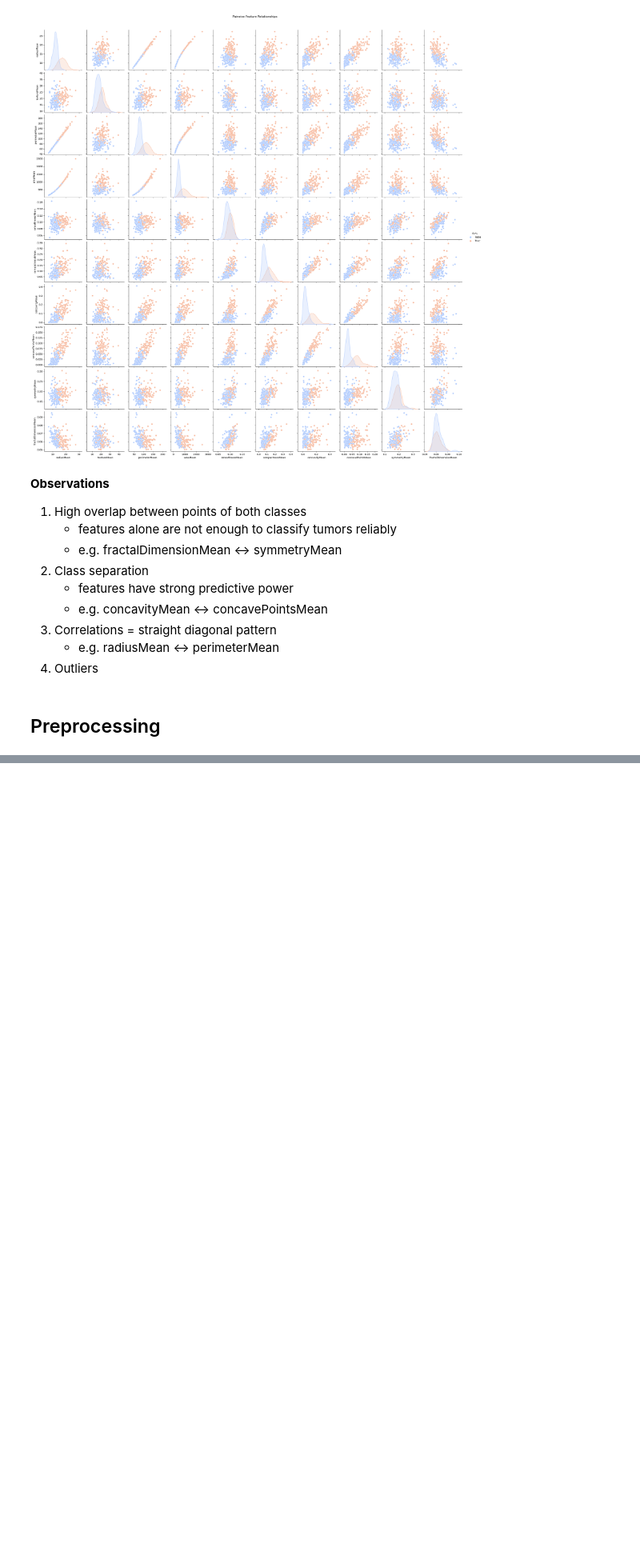
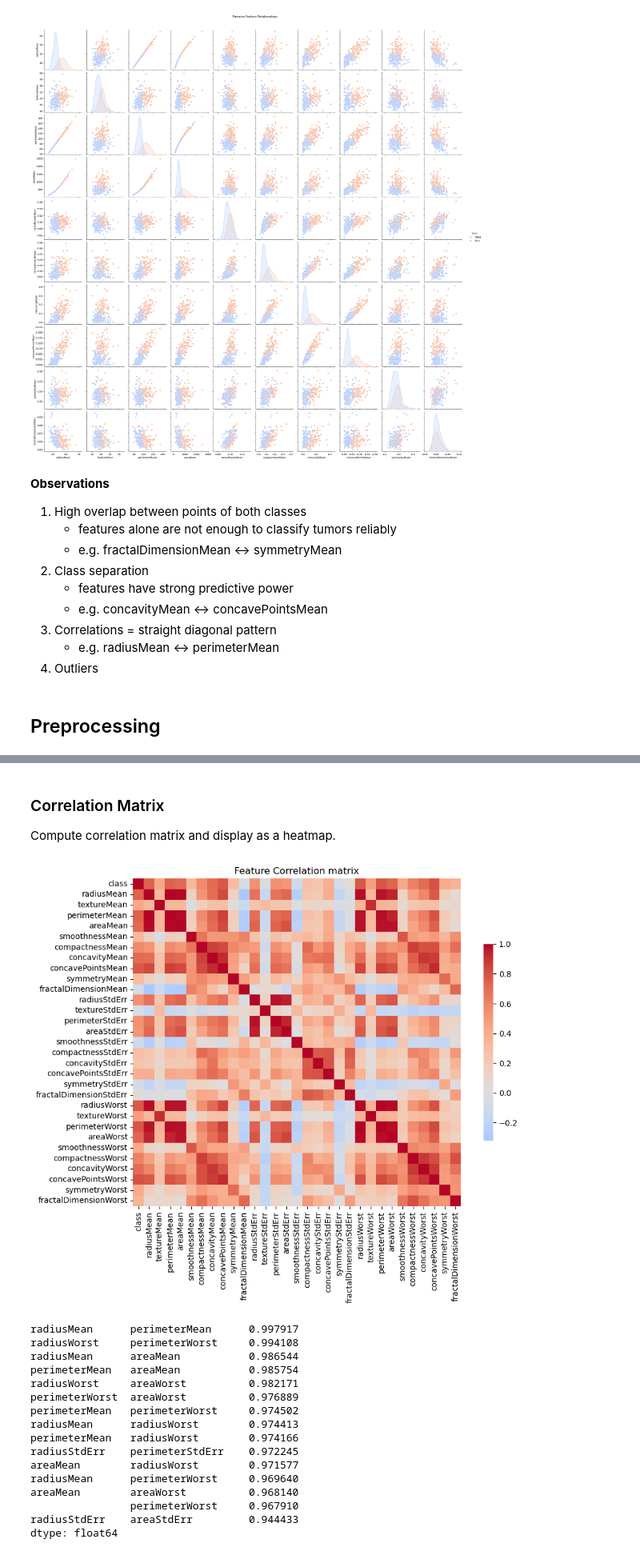
Before and after one commit to AlbertZweistein-2/184.702_MachineLearning, a Jupyter notebook: Ex1/source/Group73_OlsacherPoneschWinkler_BreastCancer.ipynb, the cells around one changed output, grey strips where cells are left out. Shown at 80% size. Saved outputs shown, nothing was run; the diff lists cells and outputs as text; code cells hidden in the pictures; blank space fills up the shorter version.

```diff
--- a/Ex1/source/Group73_OlsacherPoneschWinkler_BreastCancer.ipynb
+++ b/Ex1/source/Group73_OlsacherPoneschWinkler_BreastCancer.ipynb
@@ -157,0 +238,36 @@ Nothing to do, no missing values or duplicates in the training set.
+# %% [markdown]
+### Correlation Matrix
+
+Compute correlation matrix and display as a heatmap.
+# %%
+corr = training_df.corr(numeric_only=True)
+
+plt.figure(figsize=(10, 8))
+sns.heatmap(corr, cmap='coolwarm', center=0, square=True, cbar_kws={'shrink': 0.6})
+plt.title('Feature Correlation matrix')
+plt.tight_layout()
+plt.show()
+
+corr_abs = corr.abs()
+np.fill_diagonal(corr_abs.values, 0)
+high_corr = (corr_abs.where(np.triu(np.ones(corr_abs.shape), k=1).astype(bool))
+             .stack().sort_values(ascending=False))
+display(high_corr.head(15))
+# %% [output]
+[figure, added]
+radiusMean      perimeterMean      0.997917
+radiusWorst     perimeterWorst     0.994108
+radiusMean      areaMean           0.986544
+perimeterMean   areaMean           0.985754
+radiusWorst     areaWorst          0.982171
+perimeterWorst  areaWorst          0.976889
+perimeterMean   perimeterWorst     0.974502
+radiusMean      radiusWorst        0.974413
+perimeterMean   radiusWorst        0.974166
+radiusStdErr    perimeterStdErr    0.972245
+areaMean        radiusWorst        0.971577
+radiusMean      perimeterWorst     0.969640
+areaMean        areaWorst          0.968140
+                perimeterWorst     0.967910
+radiusStdErr    areaStdErr         0.944433
+dtype: float64
```
Also changed, not shown: parts of 55 cells of this notebook.
